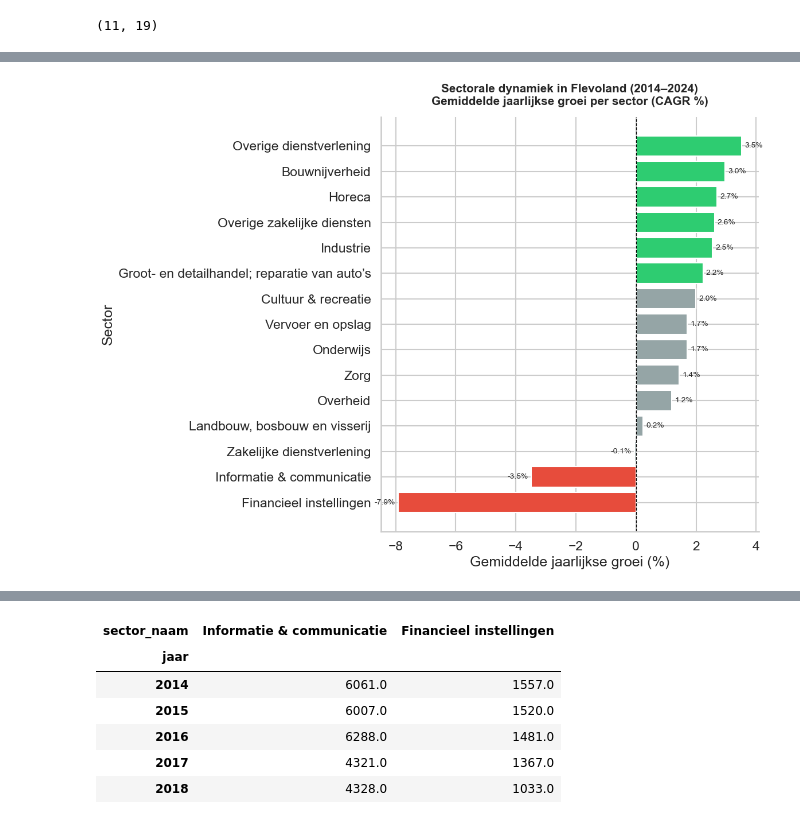
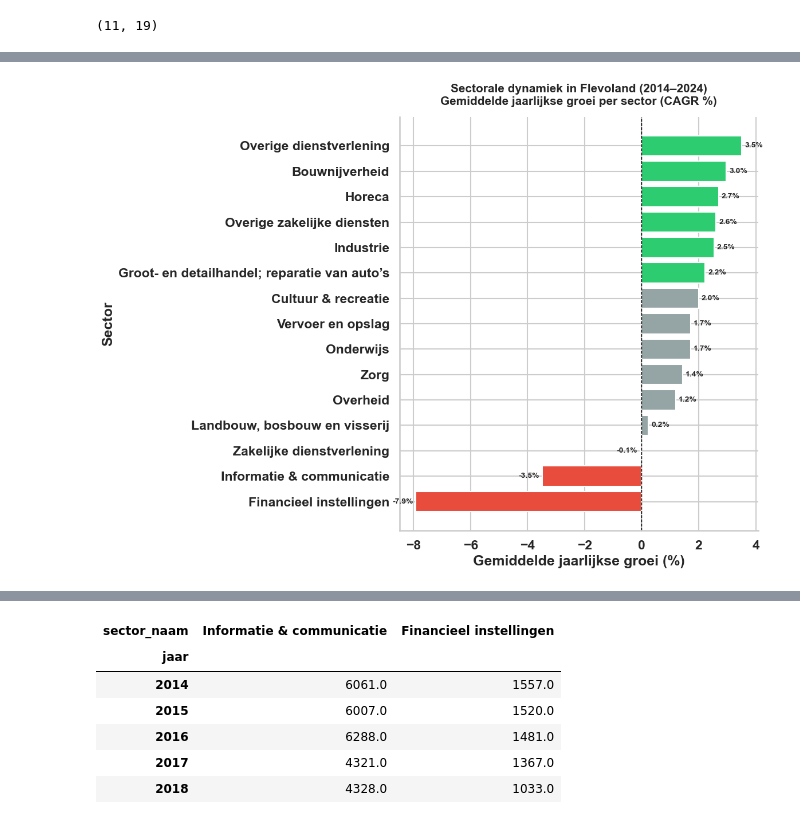
Before and after one commit to Ismael-991/Werkgelegenheid_Provincie_Flevoland, a Jupyter notebook: Notebooks/Individual/Ismael_Notebook.ipynb, the cells around one changed output, grey strips where cells are left out. Cells and saved outputs as stored; diff of their text form; code cells hidden in the pictures.

```diff
--- a/Notebooks/Individual/Ismael_Notebook.ipynb
+++ b/Notebooks/Individual/Ismael_Notebook.ipynb
@@ -529,6 +696,12 @@ De resultaten tonen aan dat de economische ontwikkeling in Flevoland niet unifor
 # %%
 import matplotlib.pyplot as plt
 import seaborn as sns
+
+plt.rcParams.update({
+    'font.weight': 'bold',
+    'axes.titleweight': 'bold',
+    'axes.labelweight': 'bold'
+})
 
 # Data voorbereiden
 plot_data = summary_df.reset_index().sort_values('CAGR_%', ascending=True)
@@ -553,31 +726,31 @@ fig, ax = plt.subplots(figsize=(12, 9))
 ax.barh(
     plot_data['sector_naam'],
     plot_data['CAGR_%'],
     color=colors
 )
 
 # Nul-lijn
 ax.axvline(0, color='black', linestyle='--', linewidth=1)
 
 # Titel en labels
 ax.set_title(
     'Sectorale dynamiek in Flevoland (2014–2024)\nGemiddelde jaarlijkse groei per sector (CAGR %)',
     fontsize=15,
     fontweight='bold',
     pad=15
 )
 ax.set_xlabel('Gemiddelde jaarlijkse groei (%)')
 ax.set_ylabel('Sector')
 
 # Waarden op balken
 for i, v in enumerate(plot_data['CAGR_%']):
     if v >= 0:
         ax.text(v + 0.1, i, f'{v:.1f}%', va='center', ha='left', fontsize=10)
     else:
         ax.text(v - 0.1, i, f'{v:.1f}%', va='center', ha='right', fontsize=10)
 
 sns.despine()
 plt.tight_layout()
 plt.show()
 # %% [output]
-[figure, old version]
+[figure, new version]
```
Also changed, not shown: parts of 53 cells of this notebook.
